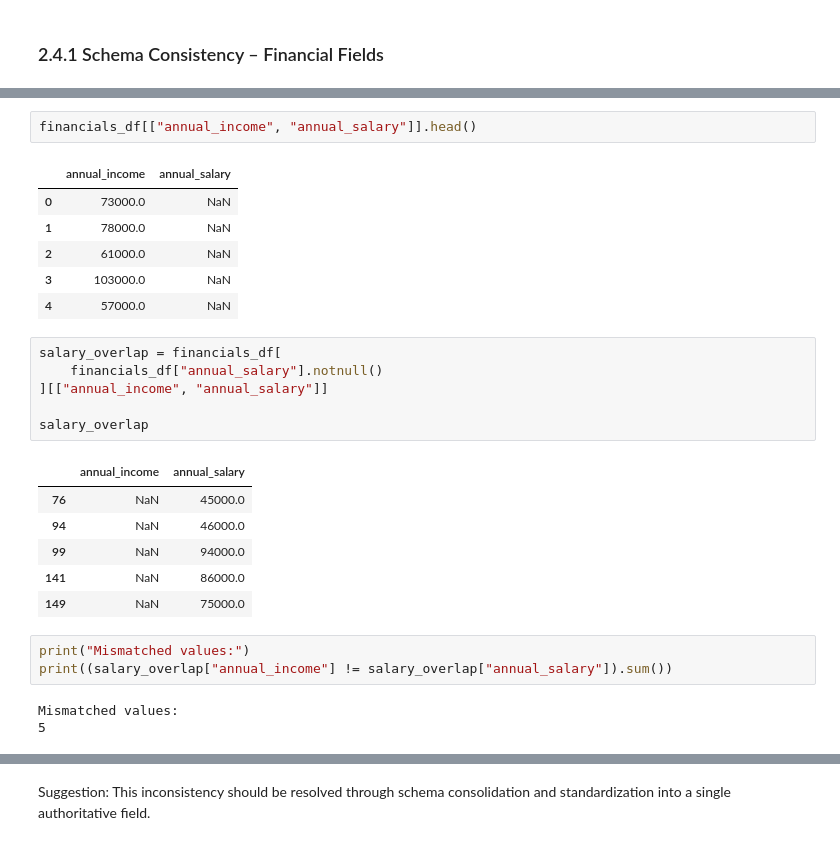
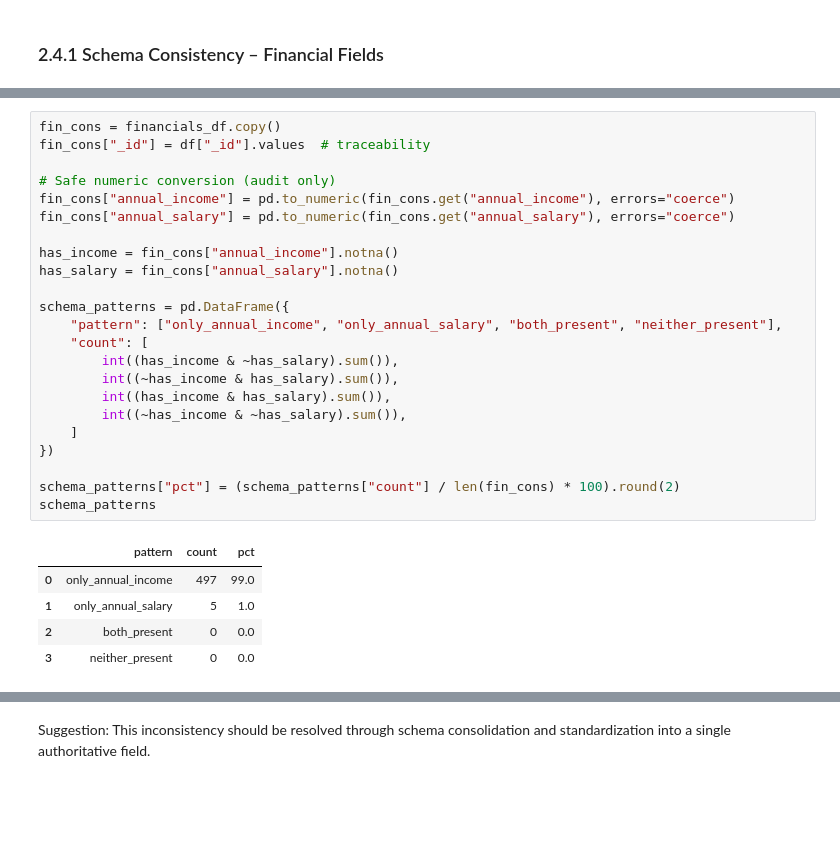
Before and after one commit to rafaelaacastro/dego_project_G4, a Jupyter notebook: notebooks/01-data-quality.ipynb, the cells around one changed output, grey strips where cells are left out. Cells and saved outputs as stored; diff of their text form; blank space fills up the shorter version.

```diff
--- a/notebooks/01-data-quality.ipynb
+++ b/notebooks/01-data-quality.ipynb
@@ -350,28 +442,29 @@ Index(['annual_income', 'credit_history_months', 'debt_to_income',
-# %%
-financials_df[["annual_income", "annual_salary"]].head()
-# %% [output]
-|  | annual_income | annual_salary |
-| 0 | 73000.0 | NaN |
-| 1 | 78000.0 | NaN |
-| 2 | 61000.0 | NaN |
-| 3 | 103000.0 | NaN |
-| 4 | 57000.0 | NaN |
-# %%
-salary_overlap = financials_df[
-    financials_df["annual_salary"].notnull()
-][["annual_income", "annual_salary"]]
-
-salary_overlap
-# %% [output]
-|  | annual_income | annual_salary |
-| 76 | NaN | 45000.0 |
-| 94 | NaN | 46000.0 |
-| 99 | NaN | 94000.0 |
-| 141 | NaN | 86000.0 |
-| 149 | NaN | 75000.0 |
-# %%
-print("Mismatched values:")
-print((salary_overlap["annual_income"] != salary_overlap["annual_salary"]).sum())
-# %% [output]
-Mismatched values:
-5
+# %%
+fin_cons = financials_df.copy()
+fin_cons["_id"] = df["_id"].values  # traceability
+
+# Safe numeric conversion (audit only)
+fin_cons["annual_income"] = pd.to_numeric(fin_cons.get("annual_income"), errors="coerce")
+fin_cons["annual_salary"] = pd.to_numeric(fin_cons.get("annual_salary"), errors="coerce")
+
+has_income = fin_cons["annual_income"].notna()
+has_salary = fin_cons["annual_salary"].notna()
+
+schema_patterns = pd.DataFrame({
+    "pattern": ["only_annual_income", "only_annual_salary", "both_present", "neither_present"],
+    "count": [
+        int((has_income & ~has_salary).sum()),
+        int((~has_income & has_salary).sum()),
+        int((has_income & has_salary).sum()),
+        int((~has_income & ~has_salary).sum()),
+    ]
+})
+
+schema_patterns["pct"] = (schema_patterns["count"] / len(fin_cons) * 100).round(2)
+schema_patterns
+# %% [output]
+|  | pattern | count | pct |
+| 0 | only_annual_income | 497 | 99.0 |
+| 1 | only_annual_salary | 5 | 1.0 |
+| 2 | both_present | 0 | 0.0 |
+| 3 | neither_present | 0 | 0.0 |
```
Also changed, not shown: parts of 85 cells of this notebook.
